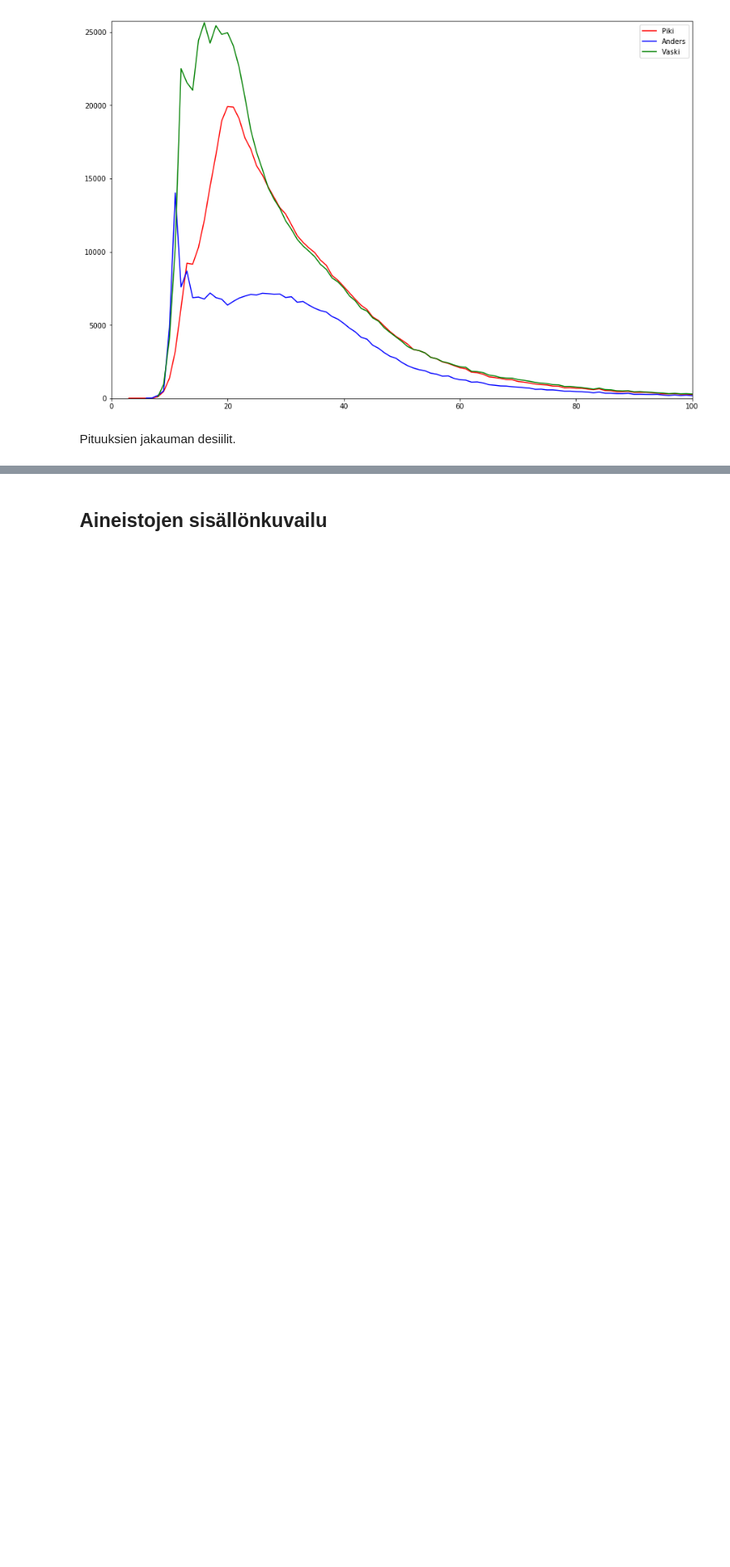
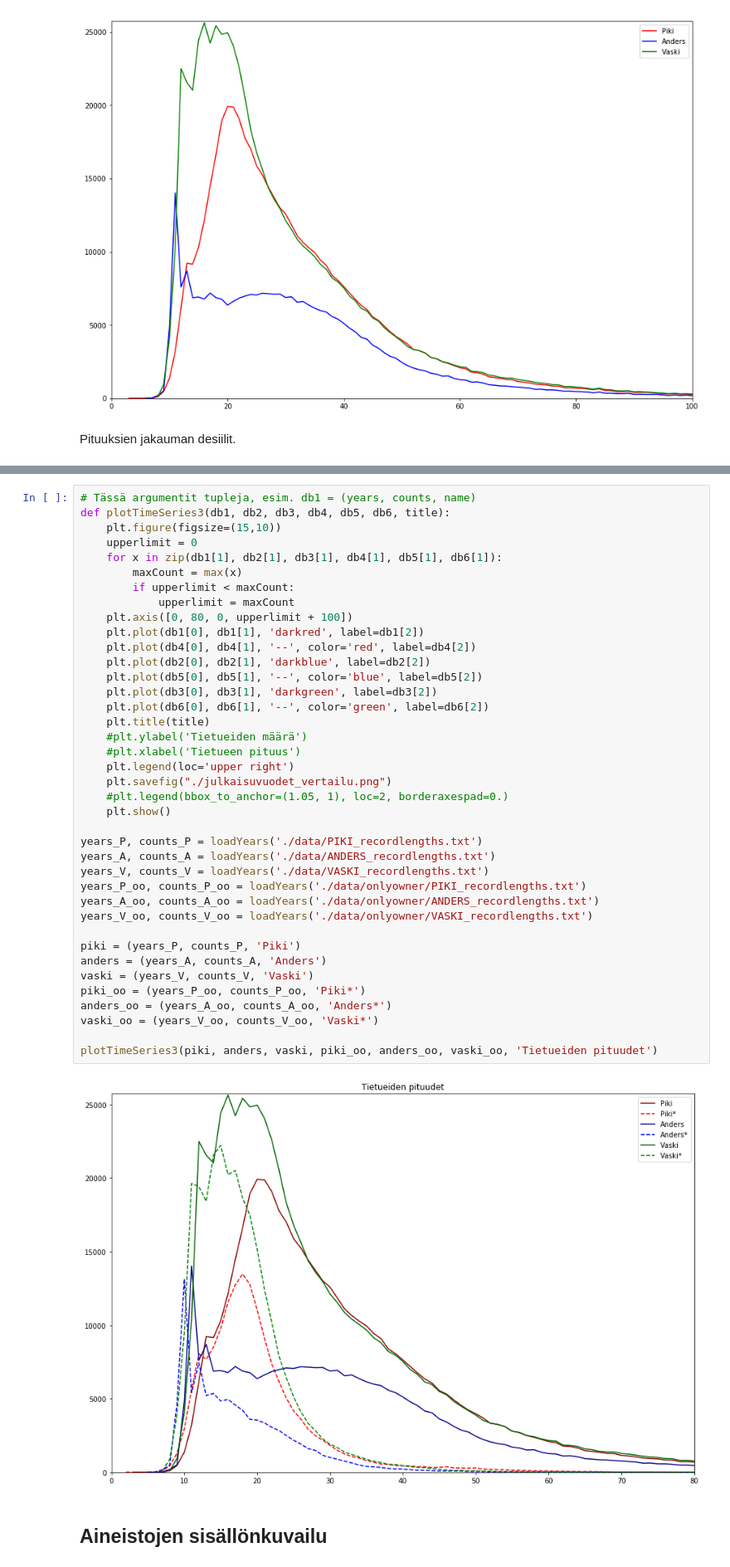
Before and after one commit to tvirolai/aineistokartoitus, a Jupyter notebook: Yleisten kirjastojen aineistokartoitus.ipynb, the cells around one changed output, grey strips where cells are left out. Shown at 83% size. Saved outputs shown, nothing was run; the diff lists cells and outputs as text; blank space fills up the shorter version.

```diff
--- a/Yleisten kirjastojen aineistokartoitus.ipynb
+++ b/Yleisten kirjastojen aineistokartoitus.ipynb
@@ -351,3 +389,44 @@ print(countQuantiles("./data/VASKI_recordlengths.txt"))
+# %%
+# Tässä argumentit tupleja, esim. db1 = (years, counts, name)
+def plotTimeSeries3(db1, db2, db3, db4, db5, db6, title):
+    plt.figure(figsize=(15,10))
+    upperlimit = 0
+    for x in zip(db1[1], db2[1], db3[1], db4[1], db5[1], db6[1]):
+        maxCount = max(x)
+        if upperlimit < maxCount:
+            upperlimit = maxCount
+    plt.axis([0, 80, 0, upperlimit + 100])
+    plt.plot(db1[0], db1[1], 'darkred', label=db1[2])
+    plt.plot(db4[0], db4[1], '--', color='red', label=db4[2])
+    plt.plot(db2[0], db2[1], 'darkblue', label=db2[2])
+    plt.plot(db5[0], db5[1], '--', color='blue', label=db5[2])
+    plt.plot(db3[0], db3[1], 'darkgreen', label=db3[2])
+    plt.plot(db6[0], db6[1], '--', color='green', label=db6[2])
+    plt.title(title)
+    #plt.ylabel('Tietueiden määrä')
+    #plt.xlabel('Tietueen pituus')
+    plt.legend(loc='upper right')
+    plt.savefig("./julkaisuvuodet_vertailu.png")
+    #plt.legend(bbox_to_anchor=(1.05, 1), loc=2, borderaxespad=0.)
+    plt.show()
+
+years_P, counts_P = loadYears('./data/PIKI_recordlengths.txt')
+years_A, counts_A = loadYears('./data/ANDERS_recordlengths.txt')
+years_V, counts_V = loadYears('./data/VASKI_recordlengths.txt')
+years_P_oo, counts_P_oo = loadYears('./data/onlyowner/PIKI_recordlengths.txt')
+years_A_oo, counts_A_oo = loadYears('./data/onlyowner/ANDERS_recordlengths.txt')
+years_V_oo, counts_V_oo = loadYears('./data/onlyowner/VASKI_recordlengths.txt')
+
+piki = (years_P, counts_P, 'Piki')
+anders = (years_A, counts_A, 'Anders')
+vaski = (years_V, counts_V, 'Vaski')
+piki_oo = (years_P_oo, counts_P_oo, 'Piki*')
+anders_oo = (years_A_oo, counts_A_oo, 'Anders*')
+vaski_oo = (years_V_oo, counts_V_oo, 'Vaski*')
+
+plotTimeSeries3(piki, anders, vaski, piki_oo, anders_oo, vaski_oo, 'Tietueiden pituudet')
+# %% [output]
+[figure, added]
 # %% [markdown]
 ## Aineistojen sisällönkuvailu
 # %%
```
Also changed, not shown: parts of 13 cells of this notebook, 1 other file.
